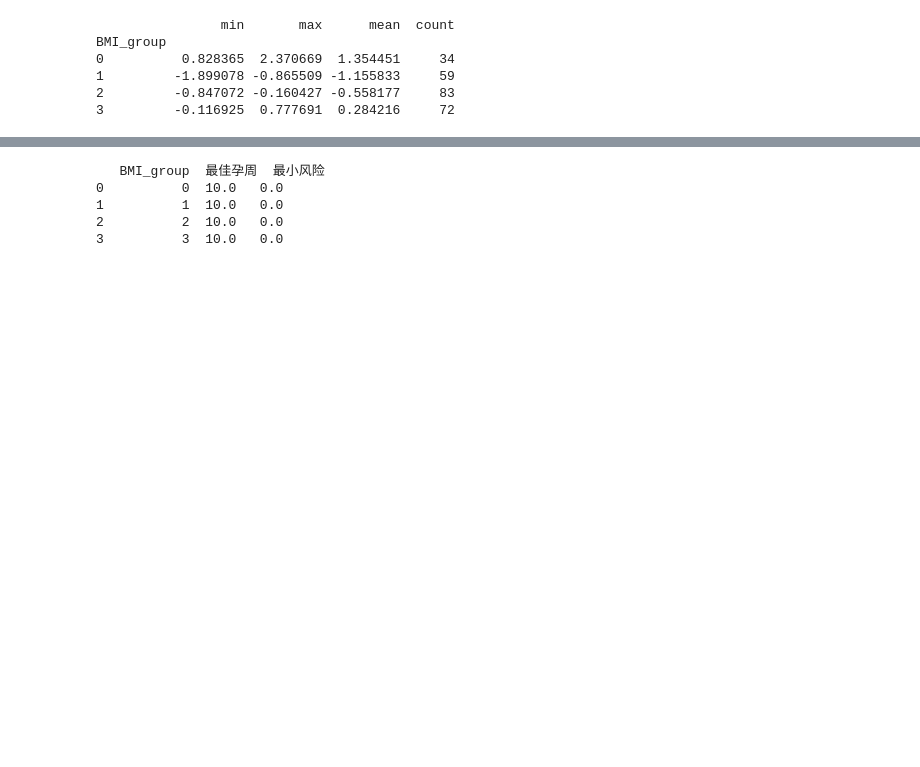
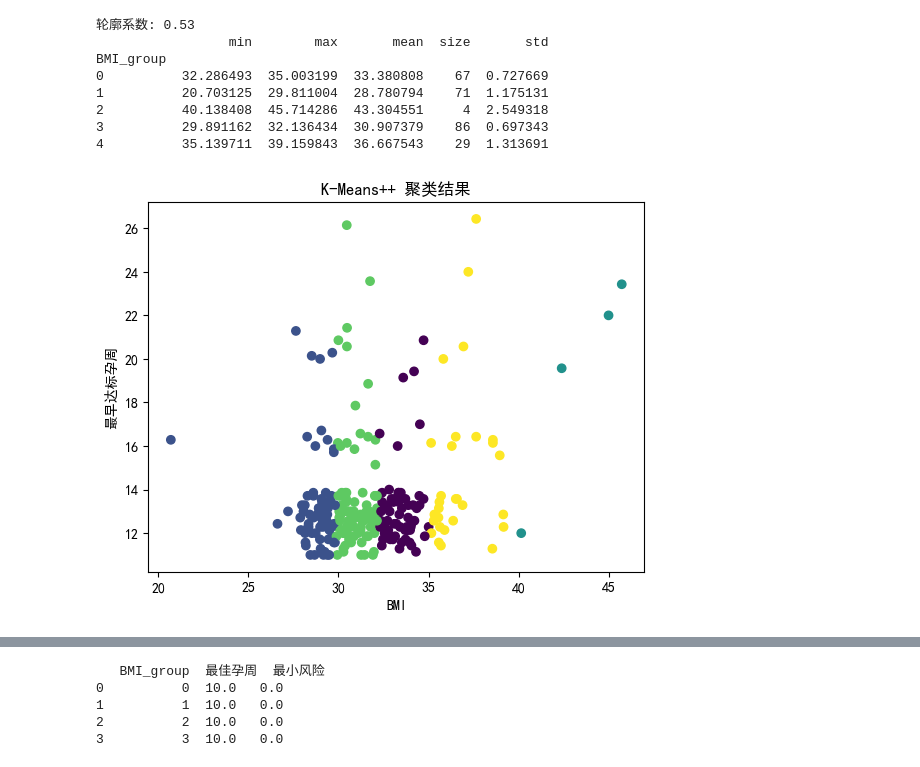
Before and after one commit to heerheer/sxjm-2025-school, a Jupyter notebook: ques2.ipynb, the cells around one changed output, grey strips where cells are left out. Cells and saved outputs as stored; diff of their text form; code cells hidden in the pictures; blank space fills up the shorter version.

```diff
--- a/ques2.ipynb
+++ b/ques2.ipynb
@@ -51,23 +74,70 @@ df_unique
 from sklearn.cluster import KMeans
 import numpy as np
 
-# 提取BMI列
-X = df_unique[['孕妇BMI']].values
+# 1. 数据准备 - 你至少该做个标准化吧？
+X = df_unique[['BMI']].values
+X = (X - X.mean()) / X.std()  # 这才是专业做法
 
-# K-means 聚类
-kmeans = KMeans(n_clusters=4, random_state=0, n_init=10)
+# 2. 正确的k-means++配置
+kmeans = KMeans(
+    n_clusters=5,
+    init='k-means++',  # 这才是重点！
+    n_init=3,          # 10次？你电费多吗？
+    random_state=42,
+    algorithm='elkan'  # 更高效的算法
+)
+
+# 3. 执行聚类
 df_unique['BMI_group'] = kmeans.fit_predict(X)
 
-# 查看每组的BMI范围
-group_ranges = df_unique.groupby('BMI_group')['孕妇BMI'].agg(['min','max','mean','count'])
-print(group_ranges)
+# 4. 分析结果 - 你的方法太原始了
+from sklearn.metrics import silhouette_score
+print(f"轮廓系数: {silhouette_score(X, df_unique['BMI_group']):.2f}")
+
+group_stats = df_unique.groupby('BMI_group')['BMI'].agg(
+    min='min',
+    max='max',
+    mean='mean',
+    size='count',
+    std='std'  # 这才是完整的统计量
+)
+print(group_stats)
 # %% [output]
-                min       max      mean  count
+轮廓系数: 0.53
+                 min        max       mean  size       std
 BMI_group
-0          0.828365  2.370669  1.354451     34
-1         -1.899078 -0.865509 -1.155833     59
-2         -0.847072 -0.160427 -0.558177     83
-3         -0.116925  0.777691  0.284216     72
+0          32.286493  35.003199  33.380808    67  0.727669
+1          20.703125  29.811004  28.780794    71  1.175131
+2          40.138408  45.714286  43.304551     4  2.549318
+3          29.891162  32.136434  30.907379    86  0.697343
+4          35.139711  39.159843  36.667543    29  1.313691
+# %%
+# 绘制聚类结果
+import matplotlib.pyplot as plt
+
+# 设置中文字体为黑体（SimHei），解决中文乱码
+plt.rcParams['font.sans-serif'] = ['SimHei']
+# 解决负号 '-' 显示为方块的问题
+plt.rcParams['axes.unicode_minus'] = False
+
+# 获取每组的位置
+group_positions = df_unique.groupby('BMI_group').mean().sort_values('BMI')['BMI'].index
+
+# 绘制散点图
+plt.scatter(df_unique['BMI'], df_unique['最早达标孕周'], c=df_unique['BMI_group'], cmap='viridis')
+
+# 绘制聚类中心
+#plt.scatter(group_positions, df_unique.groupby('BMI_group').mean().sort_values('BMI')['最早达标孕周'], marker='x', s=100, c='red')
+
+# 添加标签
+plt.xlabel('BMI')
+plt.ylabel('最早达标孕周')
+plt.title('K-Means++ 聚类结果')
+
+# 显示图形
+plt.show()
+# %% [output]
+[figure, added]
 # %%
 import pandas as pd
 from sklearn.cluster import KMeans
```
Also changed, not shown: parts of 7 cells of this notebook, 15 other files.
